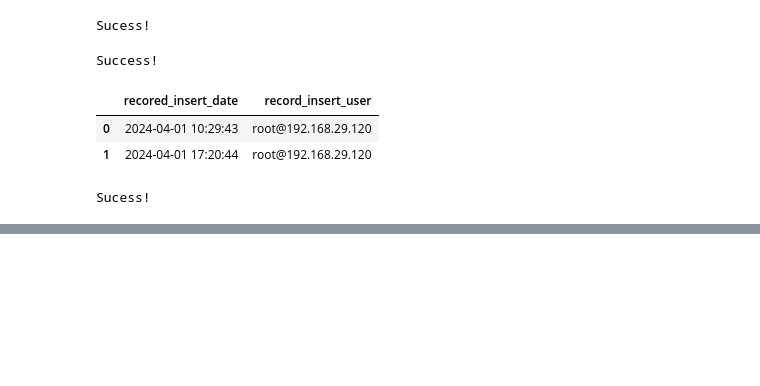
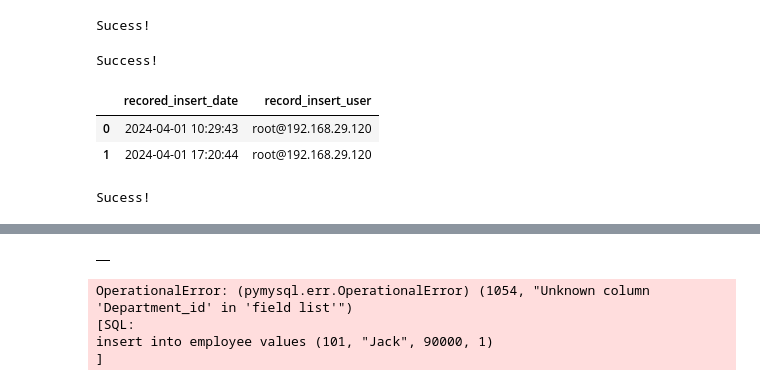
Before and after one commit to dev-hack95/SQL, a Jupyter notebook: SQL10.ipynb, the cells around one changed output, grey strips where cells are left out. Saved outputs shown, nothing was run; the diff lists cells and outputs as text; code cells hidden in the pictures; blank space fills up the shorter version.

```diff
--- a/SQL10.ipynb
+++ b/SQL10.ipynb
@@ -424,0 +474,15 @@ select * from course1
+# %%
+data.query("""
+select * from employee
+""")
+# %% [output]
+|  |
+# %%
+data.execute("""
+insert into employee values (101, "Jack", 90000, 1)
+""")
+# %% [output]
+OperationalError: (pymysql.err.OperationalError) (1054, "Unknown column 'Department_id' in 'field list'")
+[SQL:
+insert into employee values (101, "Jack", 90000, 1)
+]
```
Also changed, not shown: parts of 6 cells of this notebook.
